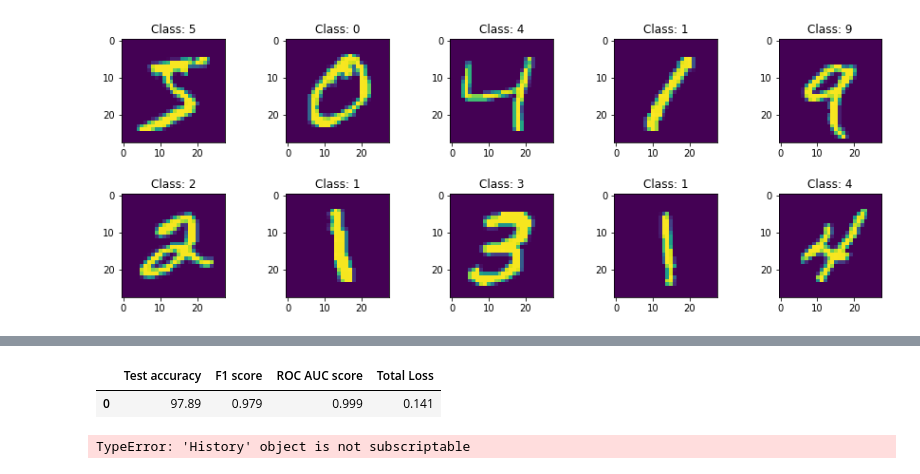
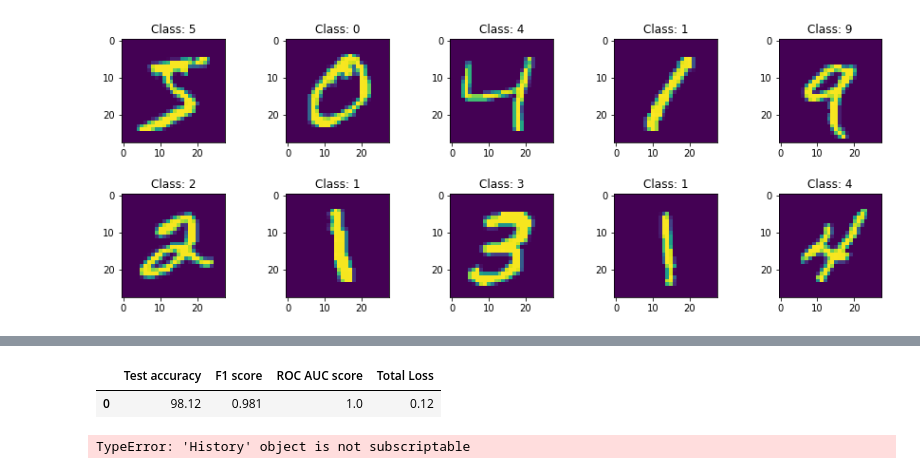
Before and after one commit to thealchemist1307/DL-Assignment, a Jupyter notebook: Untitled1.ipynb, the cells around one changed output, grey strips where cells are left out. Saved outputs shown, nothing was run; the diff lists cells and outputs as text; code cells hidden in the pictures.

```diff
--- a/Untitled1.ipynb
+++ b/Untitled1.ipynb
@@ -54,13 +52,14 @@ plt.show()
 # %% [output]
 [figure]
 # %%
-classifier_e25 = Sequential()
+model = Sequential()
 #add 1st hidden layer
-classifier_e25.add(Dense(input_dim = X_train.shape[1], units = 256, kernel_initializer='uniform', activation='relu'))
+model.add(Dense(input_dim = X_train.shape[1], units = 256, kernel_initializer='uniform', activation='relu'))
 #add output layer
-classifier_e25.add(Dense(units = 10, kernel_initializer='uniform', activation='softmax'))
+model.add(Dense(input_dim = X_train.shape[1], units = 256, kernel_initializer='uniform', activation='relu'))
+model.add(Dense(units = 10, kernel_initializer='uniform', activation='softmax'))
 #compile the neural network
-classifier_e25.compile(optimizer='adam', loss='sparse_categorical_crossentropy', metrics=['accuracy'])
+model.compile(optimizer='adam', loss='sparse_categorical_crossentropy', metrics=['accuracy'])
 #model summary
-classifier_e25.summary()
+model.summary()
 # %% [output]
@@ -78,5 +79,5 @@ Non-trainable params: 0
 _________________________________________________________________
 # %%
 #fit training dataset into the model
-classifier_e25_fit = classifier_e25.fit(X_train, y_train,validation_split = 0.1,epochs=25, verbose=1)
+model_fit = model.fit(X_train, y_train,validation_split = 0.1,epochs=20, verbose=1)
 # %% [output]
@@ -112,19 +113,19 @@ dict_keys(['val_loss', 'val_accuracy', 'loss', 'accuracy'])
 # %%
 #evaluate the model for testing dataset
-test_loss_e25 = classifier_e25.evaluate(X_test, y_test, verbose=0)
+test_loss = model.evaluate(X_test, y_test, verbose=0)
 #calculate evaluation parameters
-f1_e25 = f1_score(y_test, classifier_e25.predict_classes(X_test), average='micro')
-roc_e25 = roc_auc_score(y_test, classifier_e25.predict_proba(X_test), multi_class='ovo')
+f1 = f1_score(y_test, model.predict_classes(X_test), average='micro')
+roc = roc_auc_score(y_test, model.predict_proba(X_test), multi_class='ovo')
 #create evaluation dataframe
-stats_e25 = pd.DataFrame({'Test accuracy' :  round(test_loss_e25[1]*100,3),
-                      'F1 score'      : round(f1_e25,3),
-                      'ROC AUC score' : round(roc_e25,3),
-                      'Total Loss'    : round(test_loss_e25[0],3)}, index=[0])
+stats = pd.DataFrame({'Test accuracy' :  round(test_loss[1]*100,3),
+                      'F1 score'      : round(f1,3),
+                      'ROC AUC score' : round(roc,3),
+                      'Total Loss'    : round(test_loss[0],3)}, index=[0])
 #print evaluation dataframe
-display(stats_e25)
+display(stats)
 # %% [output]
 |  | Test accuracy | F1 score | ROC AUC score | Total Loss |
-| 0 | 97.89 | 0.979 | 0.999 | 0.141 |
+| 0 | 98.12 | 0.981 | 1.0 | 0.12 |
 # %%
 # %% [output]
 TypeError: 'History' object is not subscriptable
```
Also changed, not shown: parts of 92 cells of this notebook, 1 other file.
